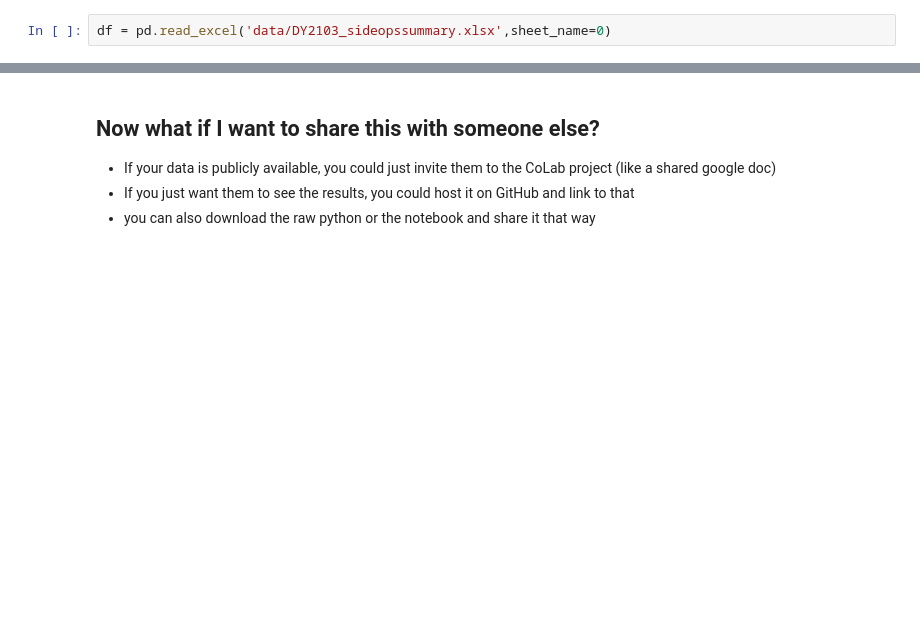
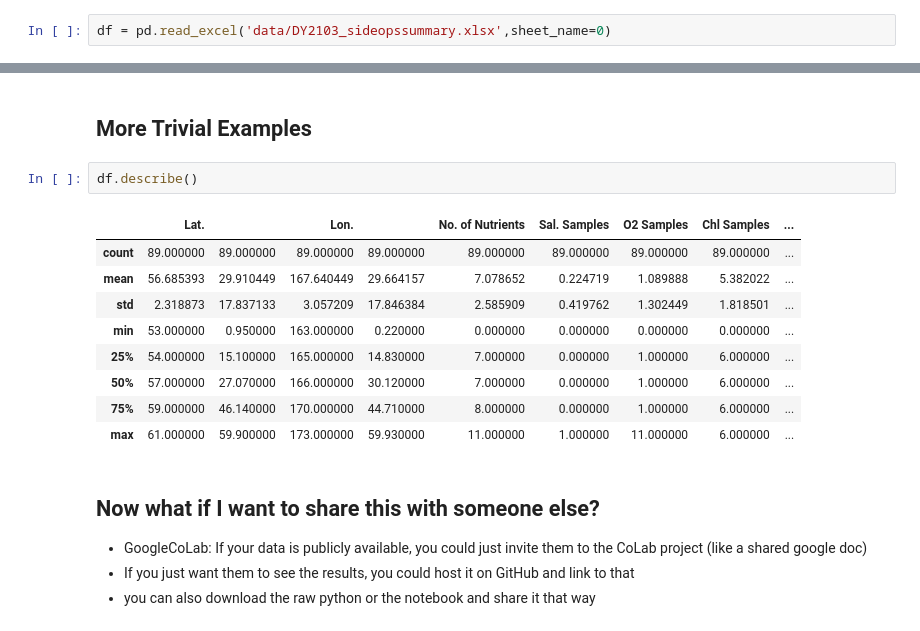
Before and after one commit to shaunwbell/NOAA_Jupyter_example_for_Interns, a Jupyter notebook: Collab_and_Plotly_to_plot_cruise_stations_from_excel.ipynb, the cells around one changed output, grey strips where cells are left out. Cells and saved outputs as stored; diff of their text form; blank space fills up the shorter version.

```diff
--- a/Collab_and_Plotly_to_plot_cruise_stations_from_excel.ipynb
+++ b/Collab_and_Plotly_to_plot_cruise_stations_from_excel.ipynb
@@ -62,6 +59,20 @@ fig.show()
+# %% [markdown]
+## More Trivial Examples
+# %%
+df.describe()
+# %% [output]
+|  | Lat. |  | Lon. |  | No. of Nutrients | Sal. Samples | O2 Samples | Chl Samples | ... |
+| count | 89.000000 | 89.000000 | 89.000000 | 89.000000 | 89.000000 | 89.000000 | 89.000000 | 89.000000 | ... |
+| mean | 56.685393 | 29.910449 | 167.640449 | 29.664157 | 7.078652 | 0.224719 | 1.089888 | 5.382022 | ... |
+| std | 2.318873 | 17.837133 | 3.057209 | 17.846384 | 2.585909 | 0.419762 | 1.302449 | 1.818501 | ... |
+| min | 53.000000 | 0.950000 | 163.000000 | 0.220000 | 0.000000 | 0.000000 | 0.000000 | 0.000000 | ... |
+| 25% | 54.000000 | 15.100000 | 165.000000 | 14.830000 | 7.000000 | 0.000000 | 1.000000 | 6.000000 | ... |
+| 50% | 57.000000 | 27.070000 | 166.000000 | 30.120000 | 7.000000 | 0.000000 | 1.000000 | 6.000000 | ... |
+| 75% | 59.000000 | 46.140000 | 170.000000 | 44.710000 | 8.000000 | 0.000000 | 1.000000 | 6.000000 | ... |
+| max | 61.000000 | 59.900000 | 173.000000 | 59.930000 | 11.000000 | 1.000000 | 11.000000 | 6.000000 | ... |
 # %% [markdown]
 ## Now what if I want to share this with someone else?
 
-- If your data is publicly available, you could just invite them to the CoLab project (like a shared google doc)
+- GoogleCoLab: If your data is publicly available, you could just invite them to the CoLab project (like a shared google doc)
 - If you just want them to see the results, you could host it on GitHub and link to that
 - you can also download the raw python or the notebook and share it that way
```
Also changed, not shown: parts of 2 cells of this notebook.
